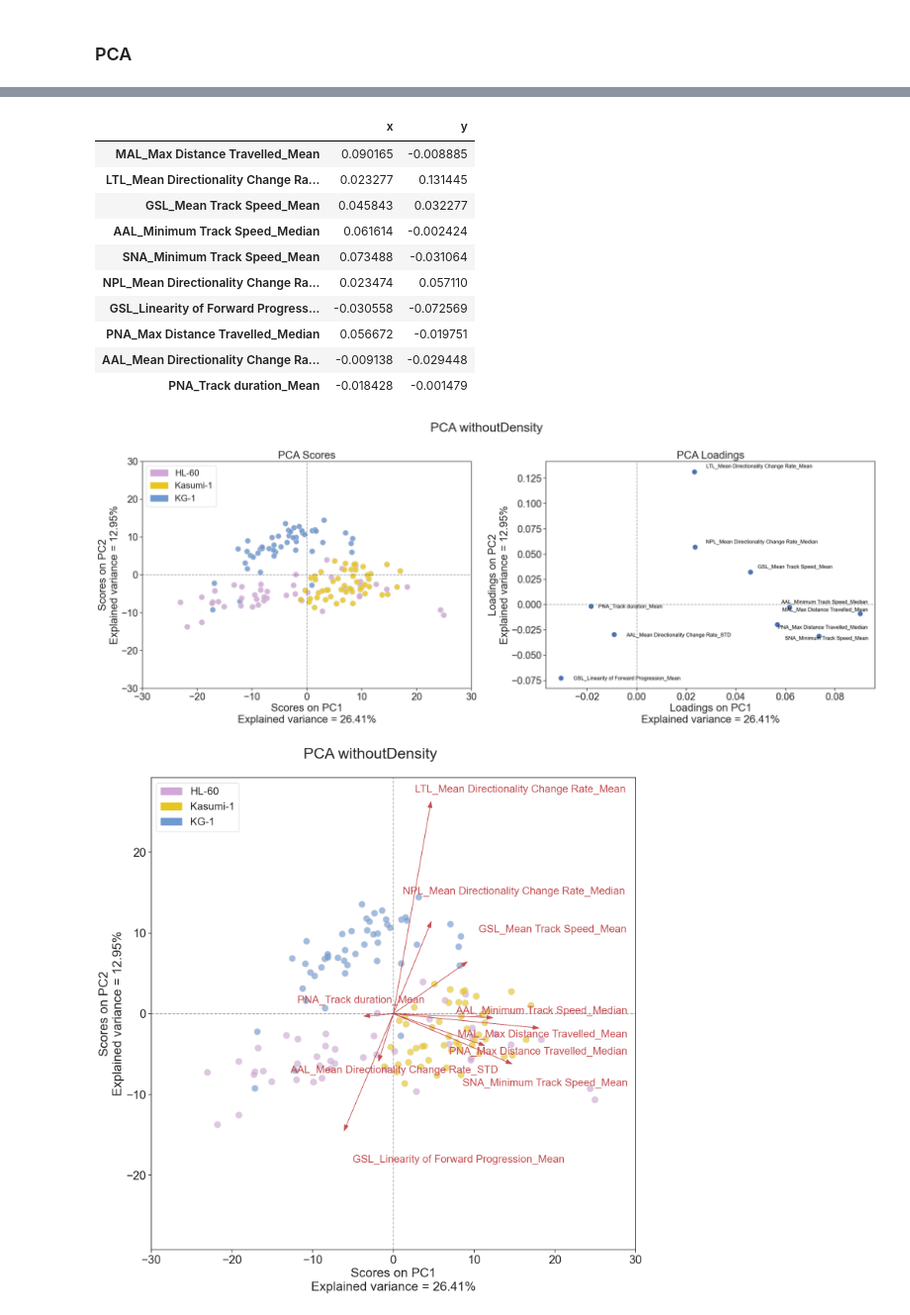
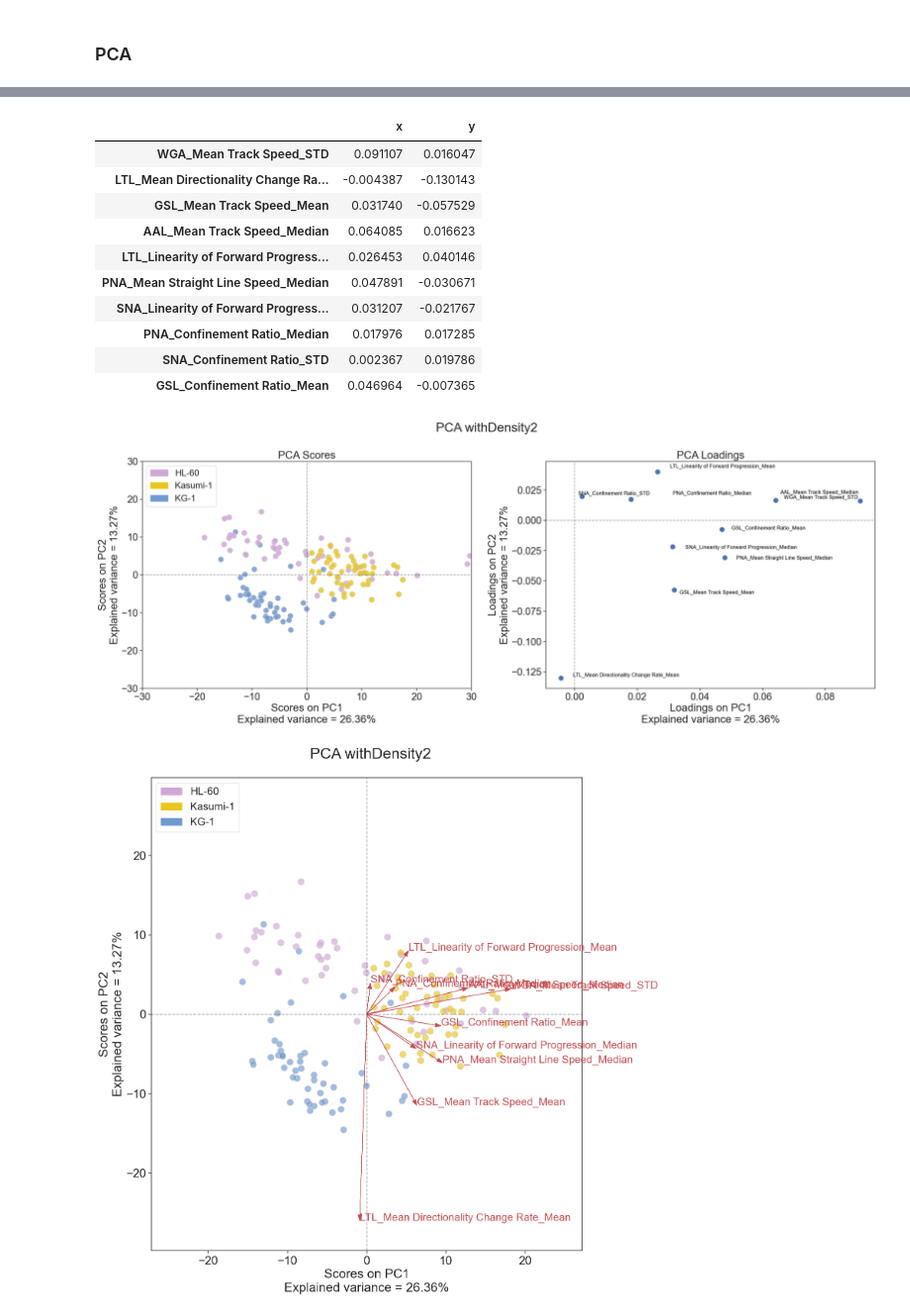
Before and after one commit to n4nlab/lectinPaint, a Jupyter notebook: lectinPaintPCA.ipynb, the cells around one changed output, grey strips where cells are left out. Shown at 99% size. Drawn from its saved outputs; the diff is of its cells as text; code cells hidden in the pictures.

Commit message:
Update cells output with new curated dataset

```diff
--- a/lectinPaintPCA.ipynb
+++ b/lectinPaintPCA.ipynb
@@ -26,17 +26,17 @@ Concat probe information horitzontally
 probes = ["GSL", "NPL", "LTL", "AAL", "MAL", "SNA", "PNA", "WGA"] #HIERARCHICAL INDEX
 
 #cellType1
-path = "D:/LectinPAINT_Leukemia/20230811_Sugars_KG1/resultsCris_withTau/cellInformation"
+path = "D:/LectinPAINT_Leukemia/KG1_resultsCris_withTau/cellInformation"
 filenames = os.listdir(path) #Read filenames in path
 dataset = pd.concat((pd.read_csv(path + '/' + f) for f in filenames), axis=1, keys=probes, levels=[probes]) #Read and append features csv horitzontally
 
 #cellType2
-path = "D:/LectinPAINT_Leukemia/20230814_Sugars_HL60/resultsCris_withTau/cellInformation"
+path = "D:/LectinPAINT_Leukemia/HL60_resultsCris_withTau/cellInformation"
 filenames = os.listdir(path) #Read filenames in path
 dataset = pd.concat([dataset, pd.concat((pd.read_csv(path + '/' + f) for f in filenames), axis=1, keys=probes, levels=[probes])], ignore_index=True) #Read and append features csv horizontally and append the cell type to the previous dataframe vertically
 
 #celltype3
-path = "D:/LectinPAINT_Leukemia/20230815_Sugars_Kasumi1/resultsCris_withTau/cellInformation"
+path = "D:/LectinPAINT_Leukemia/Kasumi1_resultsCris_withTau/cellInformation"
 filenames = os.listdir(path) #Read filenames in path
 dataset = pd.concat([dataset, pd.concat((pd.read_csv(path + '/' + f) for f in filenames), axis=1, keys=probes, levels=[probes])], ignore_index=True) #Read and append features csv horizontally and append the cell type to the previous dataframe vertically
 
@@ -62,3 +62,8 @@ dataset
 | 148 | 3 | 0.368681 | 0.346678 | 0.232413 | 0.295987 | ... |
 | 149 | 3 | 0.313570 | 0.292613 | 0.220892 | 0.300906 | ... |
 150 rows × 360 columns
+# %%
+# Drop TAU column completely instead of the NaNs --> use the track length as an equivalent
+## Drop non-features columns ##
+dataset = dataset.drop(['Tau'], axis=1, level=1) #Drop all label columns in level 1 (children) from the dataframe
+dataset
@@ -272,7 +292,7 @@ dataset_nD # Show dataset
 # %%
 ## Set the dataset to use ##
-data_toUse = dataset_nD # select __ dataset_nD __ instead when we don't want to use the density or __ datasetL __ when we want to use the Density values
-string = 'withoutDensity' # Add to the plot title information on your dataset
+data_toUse = datasetL # select __ dataset_nD __ instead when we don't want to use the density or __ datasetL __ when we want to use the Density values
+string = 'withDensity2' # Add to the plot title information on your dataset --> withoutDensity
 # %%
 ## Prepare the dataset for clustering algorithms ##
 features = data_toUse.columns.values
@@ -403,16 +423,16 @@ loadingsDF = pd.DataFrame({'x':featureImportanceTotal[topF].iloc[0,:], 'y':featu
 loadingsDF
 # %% [output]
 |  | x | y |
-| MAL_Max Distance Travelled_Mean | 0.090165 | -0.008885 |
-| LTL_Mean Directionality Change Ra... | 0.023277 | 0.131445 |
-| GSL_Mean Track Speed_Mean | 0.045843 | 0.032277 |
-| AAL_Minimum Track Speed_Median | 0.061614 | -0.002424 |
-| SNA_Minimum Track Speed_Mean | 0.073488 | -0.031064 |
-| NPL_Mean Directionality Change Ra... | 0.023474 | 0.057110 |
-| GSL_Linearity of Forward Progress... | -0.030558 | -0.072569 |
-| PNA_Max Distance Travelled_Median | 0.056672 | -0.019751 |
-| AAL_Mean Directionality Change Ra... | -0.009138 | -0.029448 |
-| PNA_Track duration_Mean | -0.018428 | -0.001479 |
+| WGA_Mean Track Speed_STD | 0.091107 | 0.016047 |
+| LTL_Mean Directionality Change Ra... | -0.004387 | -0.130143 |
+| GSL_Mean Track Speed_Mean | 0.031740 | -0.057529 |
+| AAL_Mean Track Speed_Median | 0.064085 | 0.016623 |
+| LTL_Linearity of Forward Progress... | 0.026453 | 0.040146 |
+| PNA_Mean Straight Line Speed_Median | 0.047891 | -0.030671 |
+| SNA_Linearity of Forward Progress... | 0.031207 | -0.021767 |
+| PNA_Confinement Ratio_Median | 0.017976 | 0.017285 |
+| SNA_Confinement Ratio_STD | 0.002367 | 0.019786 |
+| GSL_Confinement Ratio_Mean | 0.046964 | -0.007365 |
 # %%
 loadingsDF.to_csv("pca_top10_PC1-PC2"+string+".csv") # Save top 10 loadings in csv
 # %%
@@ -457,7 +477,7 @@ plt.suptitle('PCA '+string)
 
 plt.tight_layout()
 # %% [output]
-[figure, old version]
+[figure, new version]
 # %%
 ## Save figure ##
 Path('PCA').mkdir(parents=True, exist_ok=True)
@@ -471,35 +491,35 @@ fig.suptitle('PCA '+string)
 
 # Plot scores
 f = sns.scatterplot(x='pca_1', y='pca_2', data=pca_df, hue='label', palette=colorDict, ax=ax, alpha=0.65, s=150, edgecolor='lightgrey')
 ax.axhline(0, linestyle='--', color='k', alpha=0.4) # horizontal lines
 ax.axvline(0, linestyle='--', color='k', alpha=0.4) # vertical lines
 ax.set_xlim(-30,30)
 ax.set_ylim(-30,30)
 plt.gca().set_aspect('equal', 'datalim')
 plt.xlabel('Scores on PC1\nExplained variance = '+str(np.round(pcaTotal.explained_variance_ratio_[0]*100,2))+'%', fontsize=24)
 plt.ylabel('Scores on PC2\nExplained variance = '+str(np.round(pcaTotal.explained_variance_ratio_[1]*100,2))+'%', fontsize=24)
 plt.yticks(fontsize=22)
 plt.xticks(fontsize=22)
 plt.legend(title='Cell type')
 
 # Plot loadings
 [plt.arrow(0,0,loadingsDF.iloc[i,0]*200, loadingsDF.iloc[i,1]*200, color='r', alpha=1, length_includes_head=True, head_width=0.5) for i in range(nFeatures)] # Multiply by 200 so the arrows are visible in the scores scale
 texts = [plt.text(loadingsDF.iloc[line,0]*200, loadingsDF.iloc[line,1]*200, loadingsDF.index[line], horizontalalignment='left', size='small', color='r') for line in range(nFeatures)] # Add annotation to the loadings
-adjust_text(texts) # add arrows to the plot: , arrowprops=dict(arrowstyle='->', color='red'), , only_move='y'
+# adjust_text(texts) # add arrows to the plot: , arrowprops=dict(arrowstyle='->', color='red'), , only_move='y'
 
 
 #### forced legend ####
 values = ['#D0A7D6', '#E9C61D', '#7099D1']
 keys = ['HL-60', 'Kasumi-1', 'KG-1']
 patch = [(mpatches.Patch(color=values[i], label=keys[i])) for i in range(len(colorDict))] # Markers are rectangles
 plt.legend(handles = patch, fontsize=20, loc='upper left') # plot legend
 ##################################
 
 fig.tight_layout()
 fig1 = plt.gcf() #Get current fig to save it later (plt.show creates a new figure)
 plt.show()
 # %% [output]
-[figure, old version]
+[figure, new version]
 # %%
 ## Save figure ##
 Path('PCA').mkdir(parents=True, exist_ok=True)
```
Also changed, not shown: parts of 19 cells of this notebook.
